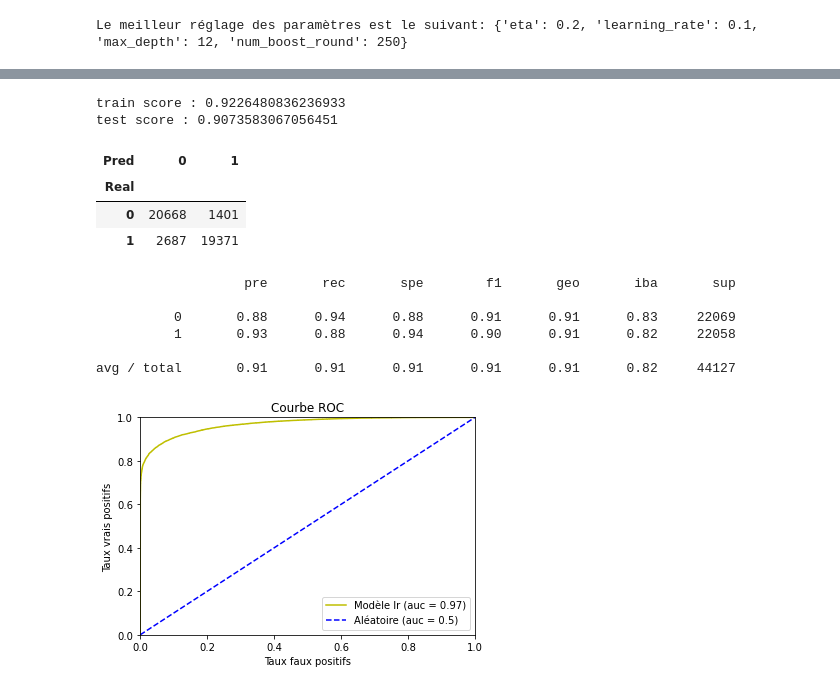
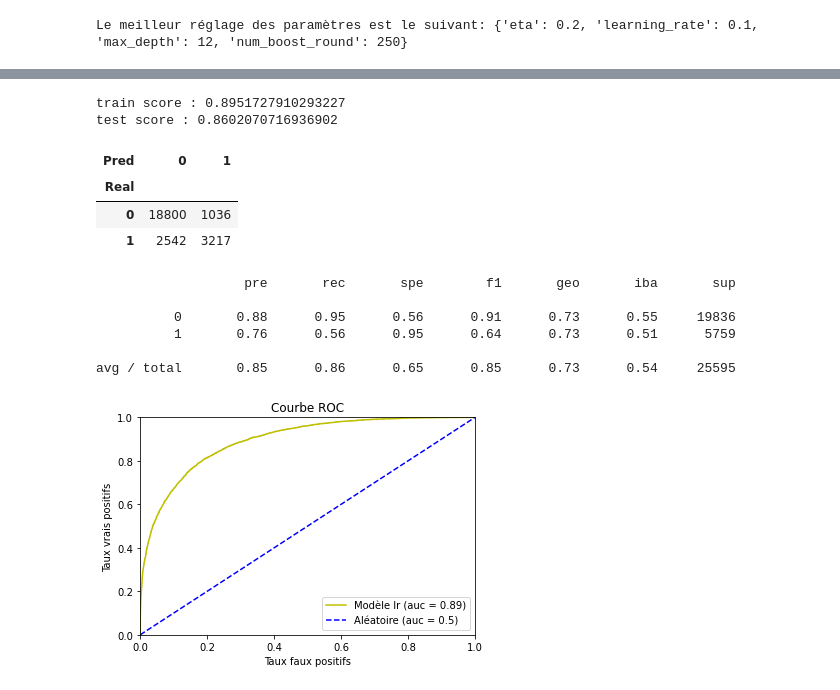
Before and after one commit to Romainpf/RainTomorrw, a Jupyter notebook: fev22_bds_meteo_V4.1.ipynb, the cells around one changed output, grey strips where cells are left out. Saved outputs shown, nothing was run; the diff lists cells and outputs as text; code cells hidden in the pictures.

```diff
--- a/fev22_bds_meteo_V4.1.ipynb
+++ b/fev22_bds_meteo_V4.1.ipynb
@@ -1208,0 +1240,22 @@ Le meilleur réglage des paramètres est le suivant: {'eta': 0.2, 'learning_rate
+# %%
+# création d'un jeu d'entrainement et de test sans traiter le déséquilibre des classes
+X,X_valid,y,y_valid = train_test_split(features_mean,target_mean,test_size = 0.1,random_state=789)
+X_train_m,X_test_m,y_train_m,y_test_m = train_test_split(X,y,test_size = 0.2,random_state=789)
+
+# rééquilibrage des classe en utilisant la méthode d'oversampling avec la classe SMOTE
+bal = SMOTE()
+X_train_msm, y_train_msm = bal.fit_resample(X_train_m, y_train_m)
+# %%
+train = xgb.DMatrix(data = X_train_msm,label =y_train_msm)
+test = xgb.DMatrix(data =X_test_m,label =y_test_m)
+valid = xgb.DMatrix(data = X_valid,label =y_valid)
+
+param = {}
+param['booster'] = 'gbtree'
+param['learning_rate']=0.001
+param['objective'] = 'binary:logistic'
+param['num_boost_round']=700
+param['early_stopping_rounds']=15
+param['eval_metric']="error"
+
+xgb1 = xgb.train(params=param, dtrain=train, evals=[(train, 'train'), (test, 'eval')])
@@ -1209,19 +1321,22 @@ Le meilleur réglage des paramètres est le suivant: {'eta': 0.2, 'learning_rate
 # %%
 import xgboost as xgb
+
+
+
 param = {}
 param['booster'] = 'gbtree'
 param['objective'] = 'binary:logistic'
-param['num_boost_round']=250
-param['scale_pos_weight'] =6 #ce paramètre permet de prendre en compte le déséquilibre d'une classe sans passer par la technique d'undersampling. Le rapport entre la classe 0 et 1 est 0.78/0.22 soit environ 4
-param['learning_rate ']=0.1
+param['num_boost_round']=700
+param['scale_pos_weight'] =0.4 #ce paramètre permet de prendre en compte le déséquilibre d'une classe sans passer par la technique d'undersampling. Le rapport entre la classe 0 et 1 est 0.78/0.22 soit environ 4
+param['learning_rate ']=0.001
 param["eval_metric"] = "error"
 param['eta'] = 0.2
-param['gamma'] = 0
+param['gamma'] = 1
 param['silent']=1
 param['max_depth'] = 12
-param['min_child_weight']=1
+param['min_child_weight']=4
 param['max_delta_step'] = 0
-param['subsample']= 1
+param['subsample']= 0.8
 param['colsample_bytree']=1
 param['silent'] = 1
 param['seed'] = 0
@@ -1229,5 +1344,5 @@ param['base_score'] = 0.5
 
 
 xgb = xgb.XGBClassifier(params=param,random_state=42)
-xgb.fit(X_train_msm,y_train_msm)
-xgbpreds = xgb.predict(X_test_msm)
+xgb.fit(X_train_m,y_train_m)
+xgbpreds = xgb.predict(X_test_m)
@@ -1234,40 +1359,40 @@ xgbpreds = xgb.predict(X_test_msm)
 # %%
-print("train score :", xgb.score(X_train_msm, y_train_msm))
-print("test score :", xgb.score(X_test_msm,y_test_msm))
-cm = pd.crosstab(y_test_msm, xgbpreds, rownames = ['Real'], colnames = ['Pred'])
+print("train score :", xgb.score(X_train_m, y_train_m))
+print("test score :", xgb.score(X_test_m,y_test_m))
+cm = pd.crosstab(y_test_m, xgbpreds, rownames = ['Real'], colnames = ['Pred'])
 display(cm)
 print(classification_report_imbalanced(y_test_m, xgbpreds))
 # %% [output]
-train score : 0.9226480836236933
-test score : 0.9073583067056451
+train score : 0.8951727910293227
+test score : 0.8602070716936902
 | Pred | 0 | 1 |
 | Real |  |  |
-| 0 | 20668 | 1401 |
-| 1 | 2687 | 19371 |
+| 0 | 18800 | 1036 |
+| 1 | 2542 | 3217 |
                    pre       rec       spe        f1       geo       iba       sup
 
-          0       0.88      0.94      0.88      0.91      0.91      0.83     22069
-          1       0.93      0.88      0.94      0.90      0.91      0.82     22058
+          0       0.88      0.95      0.56      0.91      0.73      0.55     19836
+          1       0.76      0.56      0.95      0.64      0.73      0.51      5759
 
-avg / total       0.91      0.91      0.91      0.91      0.91      0.82     44127
+avg / total       0.85      0.86      0.65      0.85      0.73      0.54     25595
 # %%
 # ROC_curves
-probs = xgb.predict_proba(X_test_msm)
-fpr,tpr,seuils = roc_curve(y_test_msm, probs[:,1], pos_label = 1)
+probs = xgb.predict_proba(X_test_m)
+fpr,tpr,seuils = roc_curve(y_test_m, probs[:,1], pos_label = 1)
 roc_auc = auc(fpr,tpr)
 
 
 fig = plt.figure(figsize=(6,4))
 
 ax = fig.add_subplot(111)
 
 ax.plot(fpr,tpr, 'y-', label = ('Modèle lr (auc = ' + str(round(roc_auc,2)) + ')'))
 ax.plot([0,1],[0,1], 'b--', label = 'Aléatoire (auc = 0.5)')
 ax.set_xlim(0,1)
 ax.set_ylim(0,1)
 ax.set_xlabel("Taux faux positifs")
 ax.set_ylabel("Taux vrais positifs")
 ax.set_title("Courbe ROC")
 ax.legend(loc = "lower right");
 # %% [output]
-[figure, old version]
+[figure, new version]
```
Also changed, not shown: parts of 12 cells of this notebook.
